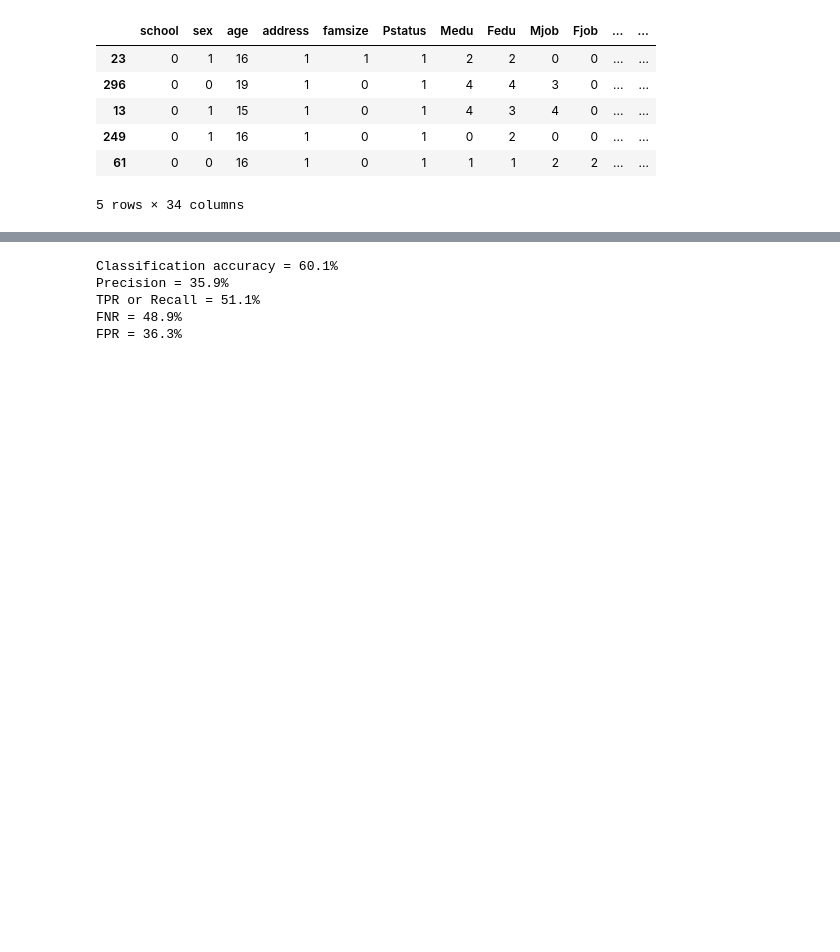
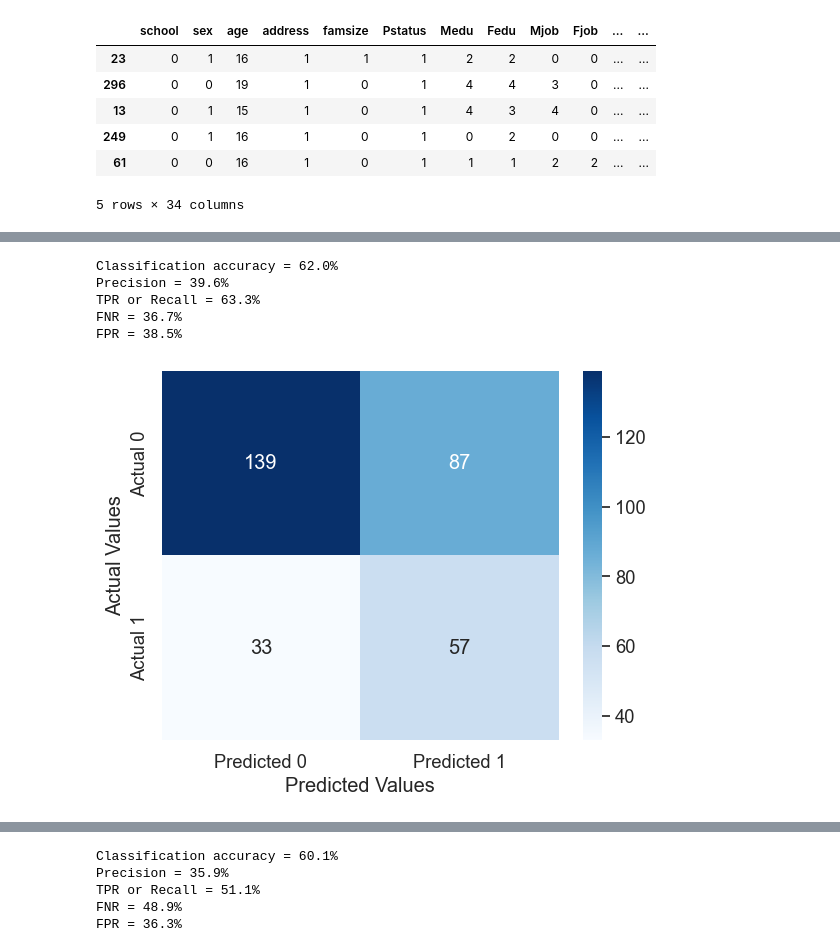
Before and after one commit to zshi719/student_grade_prediction, a Jupyter notebook: grade_model.ipynb, the cells around one changed output, grey strips where cells are left out. Cells and saved outputs as stored; diff of their text form; code cells hidden in the pictures; blank space fills up the shorter version.

```diff
--- a/grade_model.ipynb
+++ b/grade_model.ipynb
@@ -1008,0 +1039,3 @@ train.head()
+# %%
+pro_model4444 = smf.logit(formula = 'G2_G3 ~ failures * absences+ Mjob * Fjob + famrel + Medu', data = train).fit()
+pro_model4444.summary()
@@ -1009 +1064,10 @@ train.head()
+# %%
+confusion_matrix_data(train,train.G2_G3,pro_model4444, 0.29)
+# %% [output]
+Classification accuracy = 62.0%
+Precision = 39.6%
+TPR or Recall = 63.3%
+FNR = 36.7%
+FPR = 38.5%
+[figure, added]
 # %%
```
Also changed, not shown: parts of 22 cells of this notebook.
